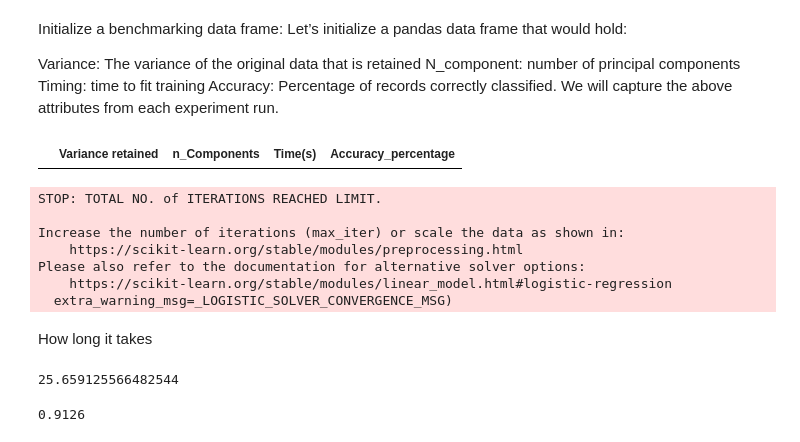
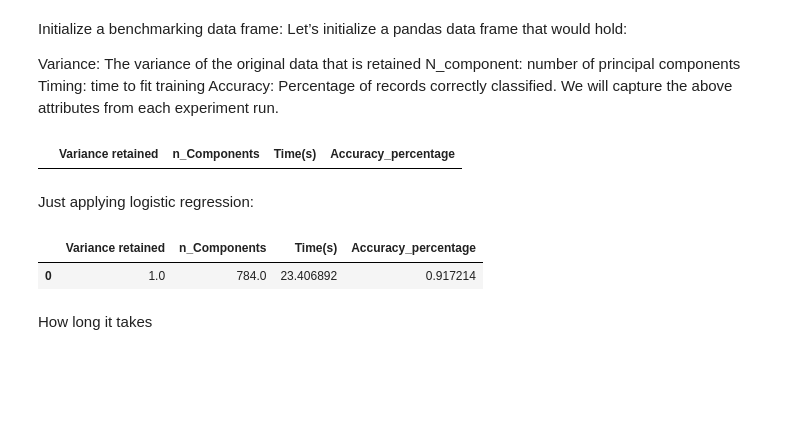
Before and after one commit to wrk1231/DataAnalysis-ML, a Jupyter notebook: project3.ipynb, the cells around one changed output. Drawn from its saved outputs; the diff is of its cells as text; code cells hidden in the pictures; blank space fills up the shorter version.

```diff
--- a/project3.ipynb
+++ b/project3.ipynb
@@ -107,38 +122,29 @@ benchmark = pd.DataFrame(columns = benchmark_cols)
 benchmark
 # %% [output]
 |  | Variance retained | n_Components | Time(s) | Accuracy_percentage |
+# %% [markdown]
+Just applying logistic regression:
 # %%
 variance = 1.0
-n_components = train_img.shape[1]
+n_components = train_data.shape[1]
 
-logisticRegr = LogisticRegression(solver = 'lbfgs')
+logisticRegr = LogisticRegression()
 start = time.time()
-logisticRegr.fit(train_img, train_lbl)
+logisticRegr.fit(train_data, train_label)
 end =  time.time()
 timing = end-start
 # Predict for Multiple Observations (images) at Once
-predicted = logisticRegr.predict(test_img)
+predicted = logisticRegr.predict(test_data)
 # generate evaluation metrics
-accuracy = (metrics.accuracy_score(test_lbl, predicted))
-
-a = dict(zip(benchmark_cols,[variance,n_components,timing,accuracy]))
-benchmark = benchmark.append(a,ignore_index=True)
+accuracy = (metrics.accuracy_score(test_label, predicted))
-# %% [output]
-STOP: TOTAL NO. of ITERATIONS REACHED LIMIT.
-
-Increase the number of iterations (max_iter) or scale the data as shown in:
-    https://scikit-learn.org/stable/modules/preprocessing.html
-Please also refer to the documentation for alternative solver options:
-    https://scikit-learn.org/stable/modules/linear_model.html#logistic-regression
-  extra_warning_msg=_LOGISTIC_SOLVER_CONVERGENCE_MSG)
+# %%
+
+a = dict(zip(benchmark_cols,[variance,n_components,timing,accuracy]))
+benchmark = benchmark.append(a,ignore_index=True)
+benchmark
+# %% [output]
+|  | Variance retained | n_Components | Time(s) | Accuracy_percentage |
+| 0 | 1.0 | 784.0 | 23.406892 | 0.917214 |
 # %% [markdown]
 How long it takes
-# %%
-timing
-# %% [output]
-25.659125566482544
-# %%
-accuracy
-# %% [output]
-0.9126
 # %%
```
Also changed, not shown: parts of 15 cells of this notebook.
